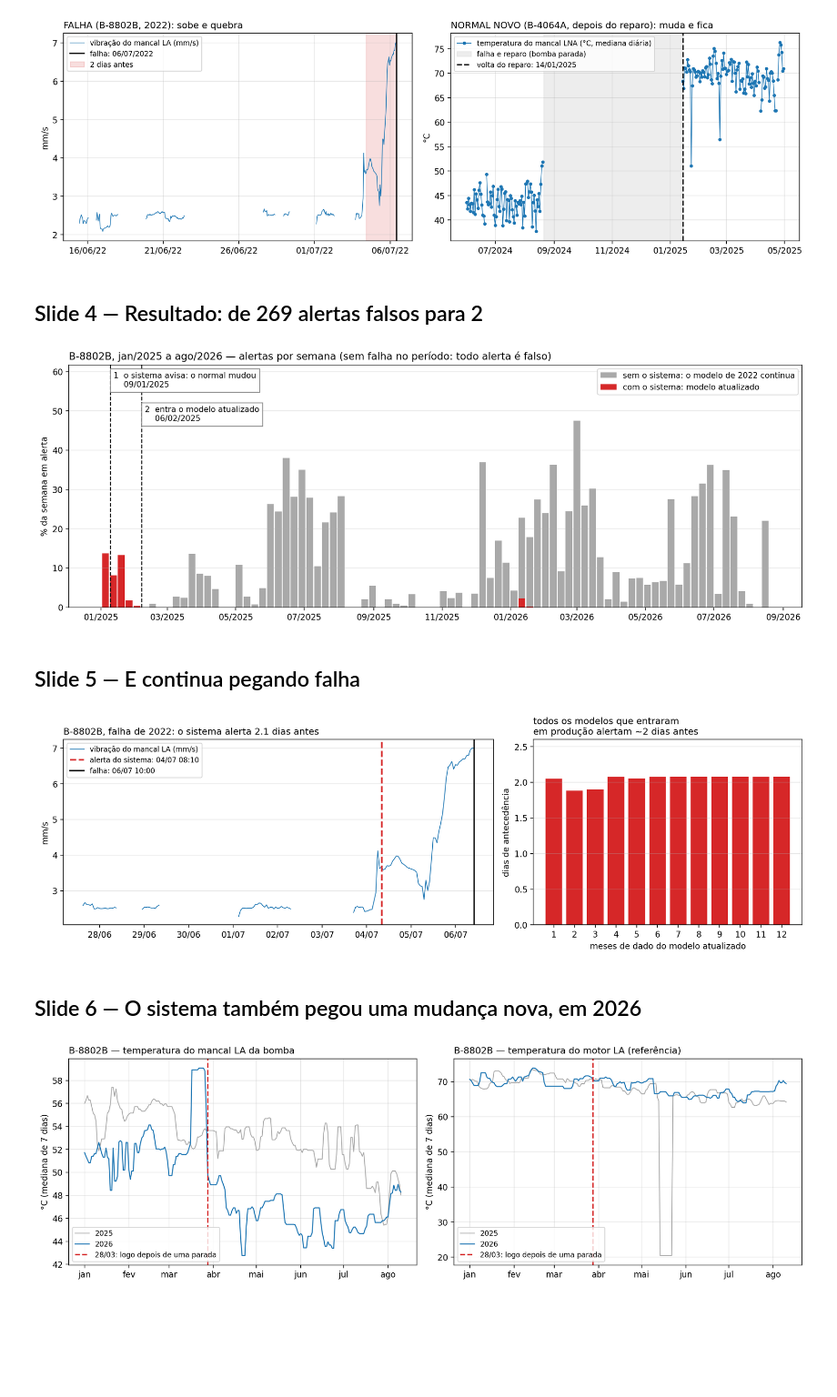
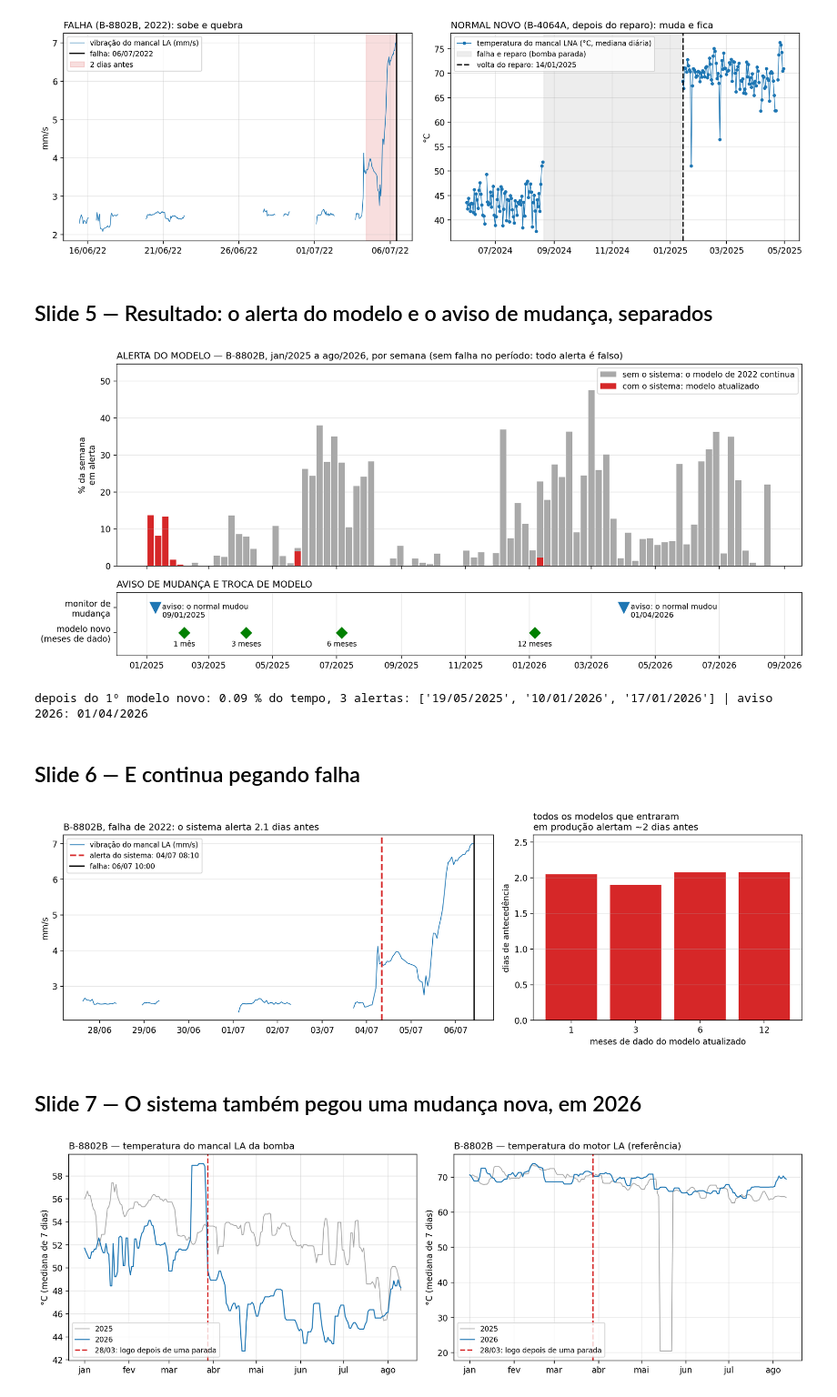
Before and after one commit to SIMPred-Petrobras/transpetro-models, a Jupyter notebook: notebooks/drift/apresentacao_retreino_B-8802B.ipynb, the cells around one changed output. Shown at 91% size. Cells and saved outputs as stored; diff of their text form; code cells hidden in the pictures; blank space fills up the shorter version.

Commit message:
docs: presentation figures use the 1/3/6/12-month retrain schedule and split model alerts from change warnings

```diff
--- a/notebooks/drift/apresentacao_retreino_B-8802B.ipynb
+++ b/notebooks/drift/apresentacao_retreino_B-8802B.ipynb
@@ -19,6 +20,7 @@ sys.path.insert(0, str(PROJECT_ROOT / "src"))
 DEP = PROJECT_ROOT / "deploy_v2/Transpetro"; sys.path.insert(0, str(DEP))
 import simpred_inference as si
 from transpetro_modelos.drift import monitor as mon
+from transpetro_modelos.drift.residuo import ResidualLevelDetector
 
 VERMELHO, CINZA, VERDE, AZUL = "tab:red", "darkgray", "green", "tab:blue"
 R = PROJECT_ROOT / "results/replay_pipeline"     # python scripts/replay_pipeline.py --baixar 28fb7c95e4df46b38782472e1837f857 --out results/replay_pipeline
@@ -45,11 +47,16 @@ def blocos(flag):
     return [(e.index.min(), e.index.max()) for _, e in a.groupby((a.index.to_series().diff() > pd.Timedelta("1h")).cumsum())]
 
 resumo = pd.read_csv(R / "resumo.csv")
+MESES = [1, 3, 6, 12]                            # calendário da política: modelo novo com 1, 3, 6 e 12 meses de dado
+resumo = resumo[resumo["etapa"].isin(MESES)]
 agenda = [(B_ANTIGO, INI)] + [(PROJECT_ROOT / r.bundle, pd.Timestamp(r.treino_fim)) for r in resumo.itertuples() if r.aprovado]
 sistema = pd.concat([alerta(b, ini, agenda[i + 1][1] if i + 1 < len(agenda) else FIM) for i, (b, ini) in enumerate(agenda)])
 antigo = alerta(B_ANTIGO, INI, FIM)
 T_AVISO = mon.ks_daily_fires(DADOS, B_2022)[0][0]
 T_RETREINO, T_12 = agenda[1][1], agenda[-1][1]
+d12 = agenda[-1][0]                              # aviso de 2026: monitor do modelo de 12 meses (temperatura do mancal LA)
+todos = mon._sem_congelado(d12, mon._temporal_steps(d12, raw.loc[T_12:], todos_sensores=True))
+T_AVISO2 = ResidualLevelDetector.from_dict(json.loads((d12 / "residual_ref.json").read_text())["detectors"][0]).scan(todos)[1][0]
 op = raw[raw["Pressão Descarga"] > 35]
 print(f"modelo antigo mantido: {len(blocos(antigo))} alertas, {100 * antigo.mean():.0f} % do tempo | "
       f"sistema depois do 1º retreino: {len(blocos(sistema[sistema.index >= T_RETREINO]))} alertas")
@@ -102,25 +109,34 @@ plt.tight_layout(); plt.show()
 # %% [output]
 [figure]
 # %% [markdown]
-## Slide 4 — Resultado: de 269 alertas falsos para 2
+## Slide 5 — Resultado: o alerta do modelo e o aviso de mudança, separados
 # %%
 sem = lambda r: 100 * r.groupby(pd.Grouper(freq="W")).mean()
 s_ant, s_sis = sem(antigo), sem(sistema)
-fig, ax = plt.subplots(figsize=(13, 4.8))
+fig, (ax, ax2) = plt.subplots(2, 1, figsize=(13, 5.6), sharex=True, gridspec_kw={"height_ratios": [3.2, 1]})
 ax.bar(s_ant.index, s_ant.values, width=6, color=CINZA, label="sem o sistema: o modelo de 2022 continua")
 ax.bar(s_sis.index, s_sis.values, width=6, color=VERMELHO, label="com o sistema: modelo atualizado")
-topo = s_ant.max() * 1.3; ax.set_ylim(0, topo)
-for t, n, txt, y in [(T_AVISO, "1", "o sistema avisa: o normal mudou", 0.97), (T_RETREINO, "2", "entra o modelo atualizado", 0.83)]:
-    ax.axvline(t, color="black", linewidth=1.2, linestyle="--")
-    ax.text(t + pd.Timedelta(days=3), topo * y, f"{n}  {txt}\n    {t:%d/%m/%Y}", va="top", fontsize=9.5,
-            bbox=dict(facecolor="white", edgecolor="gray", alpha=0.95))
-ax.set_ylabel("% da semana em alerta"); ax.grid(alpha=0.3, axis="y"); ax.legend(loc="upper right", fontsize=9.5)
-ax.set_title("B-8802B, jan/2025 a ago/2026 — alertas por semana (sem falha no período: todo alerta é falso)", loc="left")
-ax.xaxis.set_major_formatter(mdates.DateFormatter("%m/%Y")); plt.tight_layout(); plt.show()
+ax.set_ylim(0, s_ant.max() * 1.15); ax.set_ylabel("% da semana\nem alerta"); ax.grid(alpha=0.3, axis="y")
+ax.legend(loc="upper right", fontsize=9.5)
+ax.set_title("ALERTA DO MODELO — B-8802B, jan/2025 a ago/2026, por semana (sem falha no período: todo alerta é falso)", loc="left", fontsize=11)
+# faixa de baixo: o monitor de mudança e as trocas de modelo
+for t in [T_AVISO, T_AVISO2]:
+    ax2.plot(t, 1, marker="v", markersize=13, color=AZUL)
+    ax2.annotate(f"aviso: o normal mudou\n{t:%d/%m/%Y}", (t, 1), xytext=(8, -4), textcoords="offset points", fontsize=9, va="center")
+for (b, t), m in zip(agenda[1:], MESES):
+    ax2.plot(t, 0, marker="D", markersize=9, color=VERDE)
+    ax2.annotate(f"{m} {'mês' if m == 1 else 'meses'}", (t, 0), xytext=(0, -16), textcoords="offset points", fontsize=8.5, ha="center")
+ax2.set_ylim(-0.9, 1.6); ax2.set_yticks([1, 0]); ax2.set_yticklabels(["monitor de\nmudança", "modelo novo\n(meses de dado)"])
+ax2.grid(alpha=0.3, axis="x"); ax2.set_title("AVISO DE MUDANÇA E TROCA DE MODELO", loc="left", fontsize=11)
+ax2.xaxis.set_major_formatter(mdates.DateFormatter("%m/%Y")); plt.tight_layout(); plt.show()
+dep = sistema[sistema.index >= T_RETREINO]
+print(f"depois do 1º modelo novo: {100 * dep.mean():.2f} % do tempo, {len(blocos(dep))} alertas:",
+      [f"{a:%d/%m/%Y}" for a, _ in blocos(dep)], "| aviso 2026:", f"{T_AVISO2:%d/%m/%Y}")
 # %% [output]
-[figure, old version]
+[figure, new version]
+depois do 1º modelo novo: 0.09 % do tempo, 3 alertas: ['19/05/2025', '10/01/2026', '17/01/2026'] | aviso 2026: 01/04/2026
 # %% [markdown]
-## Slide 5 — E continua pegando falha
+## Slide 6 — E continua pegando falha
 # %%
 al22 = si.prever(B_ATUAL, si.carregar_modelo(B_ATUAL), si.preprocessar(B_ATUAL, raw22), df_bruto=raw22)["alerta"]
 t_al = al22[(al22.index >= "2022-06-29") & al22].index.min()
@@ -131,16 +147,16 @@ axes[0].axvline(t_al, color=VERMELHO, linewidth=2, linestyle="--", label=f"alert
 axes[0].axvline(FALHA22, color="black", linewidth=1.6, label="falha: 06/07 10:00")
 axes[0].set_title(f"B-8802B, falha de 2022: o sistema alerta {(FALHA22 - t_al).total_seconds() / 86400:.1f} dias antes", loc="left", fontsize=11)
 axes[0].xaxis.set_major_formatter(mdates.DateFormatter("%d/%m")); axes[0].set_ylabel("mm/s"); axes[0].legend(loc="upper left", fontsize=8.5)
-axes[1].bar(resumo["etapa"], resumo["falha_2022_dias"], color=VERMELHO)
-axes[1].set_ylim(0, 2.6); axes[1].set_xticks(resumo["etapa"])
+axes[1].bar([str(m) for m in resumo["etapa"]], resumo["falha_2022_dias"], color=VERMELHO)
+axes[1].set_ylim(0, 2.6)
 axes[1].set_xlabel("meses de dado do modelo atualizado"); axes[1].set_ylabel("dias de antecedência")
 axes[1].set_title("todos os modelos que entraram\nem produção alertam ~2 dias antes", loc="left", fontsize=11)
 for ax in axes: ax.grid(alpha=0.3, axis="y")
 plt.tight_layout(); plt.show()
 # %% [output]
-[figure, old version]
+[figure, new version]
 # %% [markdown]
-## Slide 6 — O sistema também pegou uma mudança nova, em 2026
+## Slide 7 — O sistema também pegou uma mudança nova, em 2026
 # %%
 d = op[["Temperatura Bomba LA", "Temperatura Motor LA"]].resample("1D").median()
 d["dia"] = d.index.dayofyear
```
Also changed, not shown: parts of 2 cells of this notebook.
